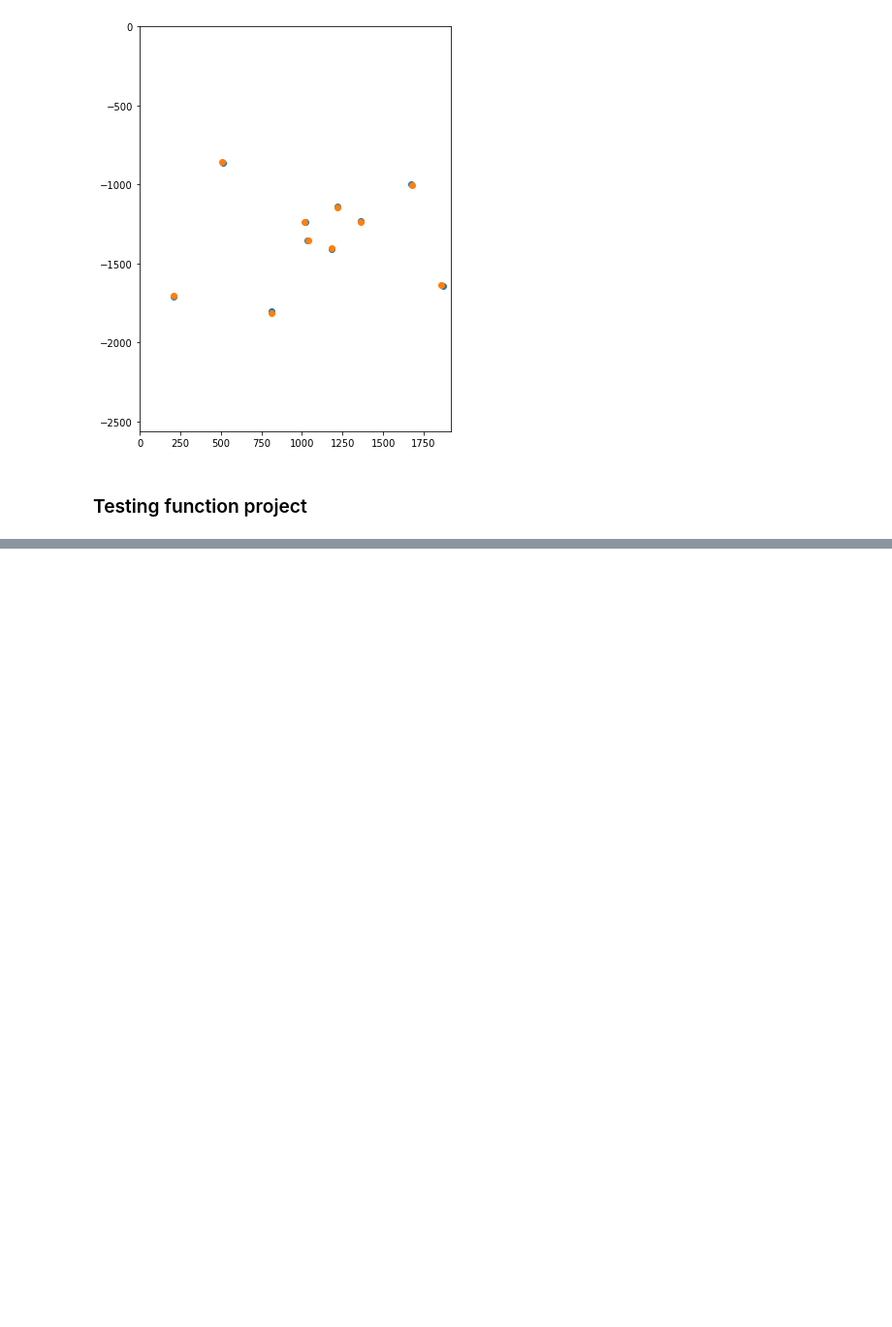
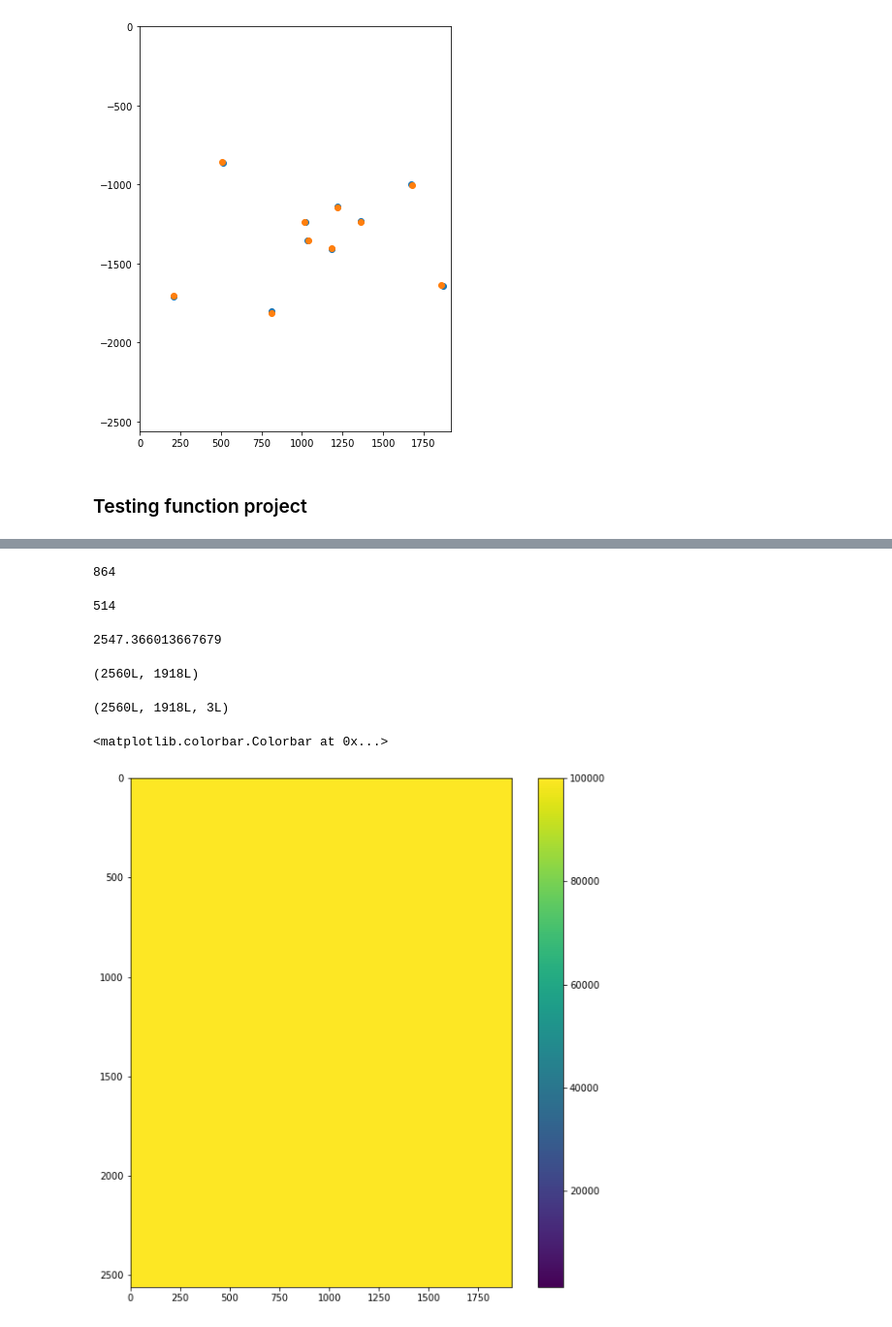
Before and after one commit to cmoscardi/Big_Data_UO_Ray_Tracing, a Jupyter notebook: find_colin_params.ipynb, the cells around one changed output, grey strips where cells are left out. Shown at 97% size. Saved outputs shown, nothing was run; the diff lists cells and outputs as text; code cells hidden in the pictures; blank space fills up the shorter version.

```diff
--- a/find_colin_params.ipynb
+++ b/find_colin_params.ipynb
@@ -474,0 +522,33 @@ NameError: name 'npix' is not defined
+# %%
+y[ii]
+# %% [output]
+864
+# %%
+x[ii]
+# %% [output]
+514
+# %%
+distgrid[ny-y[ii],nx-x[ii]]
+# %% [output]
+2547.366013667679
+# %%
+distgrid.shape
+# %% [output]
+(2560L, 1918L)
+# %%
+imarray.shape
+# %% [output]
+(2560L, 1918L, 3L)
+# %%
+pl.figure(figsize=(10,10))
+
+im = Image.open('./bof_left.png')
+imarray = np.array(im)
+# pl.imshow(imarray[1250:1300, 950:970, :])
+# pl.imshow(distgrid[1250:1300, 950:970], alpha=0.5)
+pl.imshow(imarray)
+pl.imshow(distgrid, alpha=1)
+pl.colorbar()
+# %% [output]
+<matplotlib.colorbar.Colorbar at 0x...>
+[figure, added]
```
Also changed, not shown: parts of 14 cells of this notebook.
